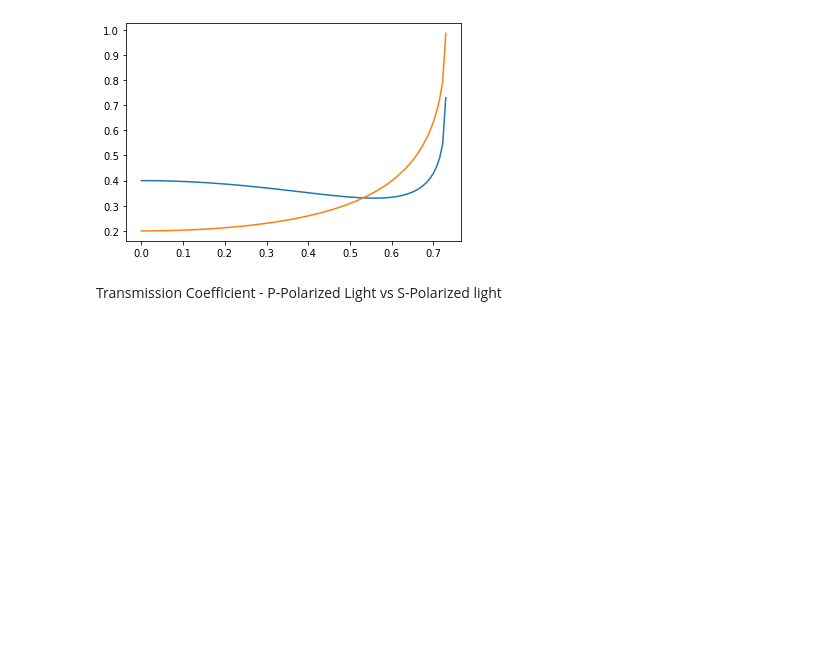
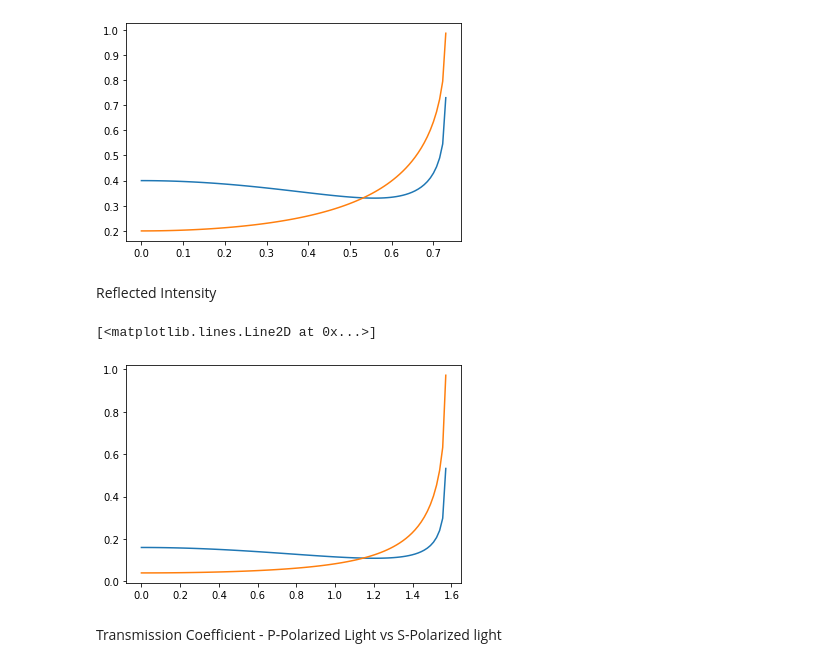
Before and after one commit to jhoyland/PHYS3710F22, a Jupyter notebook: Reflection and Transmission Worksheet.ipynb, the cells around one changed output. Saved outputs shown, nothing was run; the diff lists cells and outputs as text; code cells hidden in the pictures; blank space fills up the shorter version.

Commit message:
Reflect Trans Worksheet Complete

```diff
--- a/Reflection and Transmission Worksheet.ipynb
+++ b/Reflection and Transmission Worksheet.ipynb
@@ -84,6 +84,16 @@ plt.plot(x2,y_rs2)
 # %% [output]
 [<matplotlib.lines.Line2D at 0x...>]
 [figure]
+# %% [markdown]
+Reflected Intensity
+# %%
+y_Irp2 = [(r_p(xn,n1_2,n2_2))**2 for xn in x2]
+y_Irs2 = [(r_s(xn,n1_2,n2_2))**2 for xn in x2]
+plt.plot(x1,y_Irp2)
+plt.plot(x1,y_Irs2)
+# %% [output]
+[<matplotlib.lines.Line2D at 0x...>]
+[figure, added]
 # %% [markdown]
 Transmission Coefficient - P-Polarized Light vs S-Polarized light
 # %%
```
Also changed, not shown: parts of 3 cells of this notebook.
